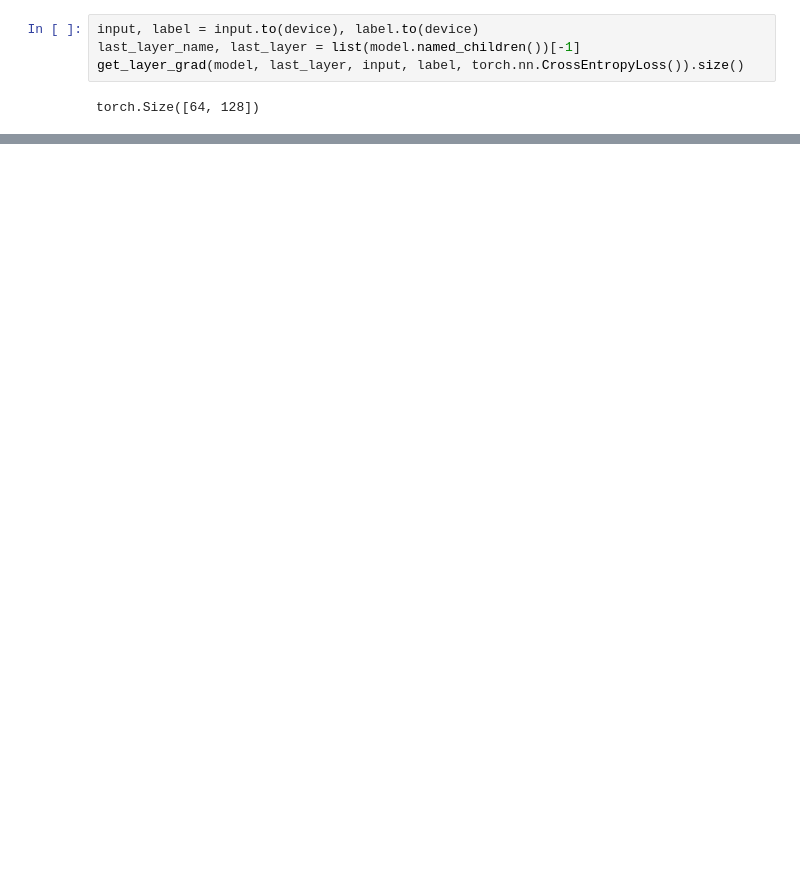
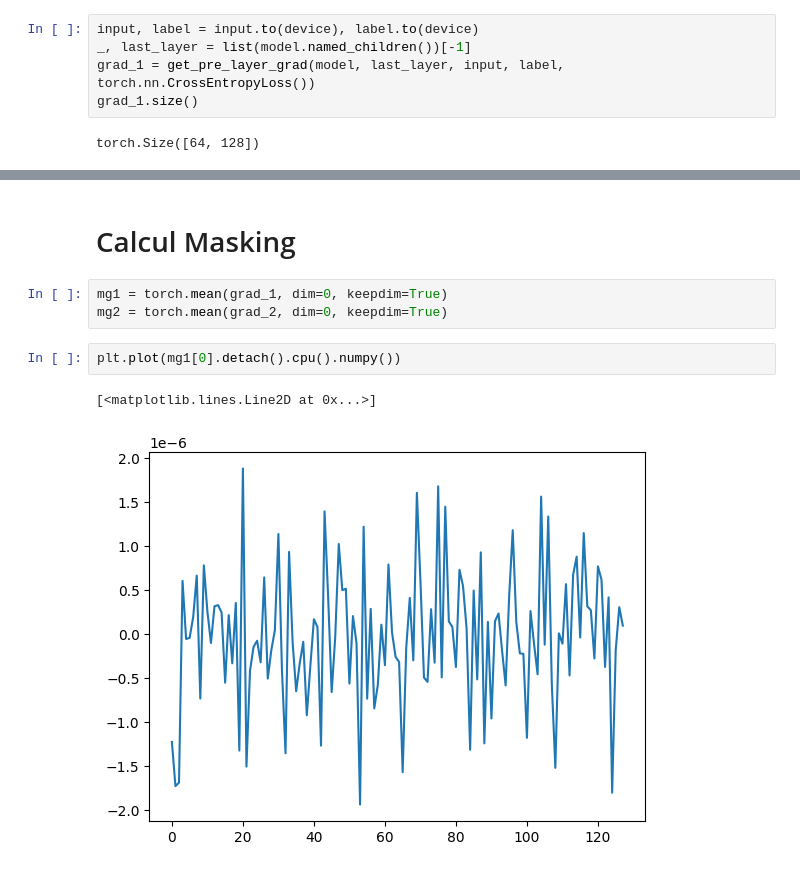
Before and after one commit to owl1996/MachineUL, a Jupyter notebook: main.ipynb, the cells around one changed output, grey strips where cells are left out. Cells and saved outputs as stored; diff of their text form; blank space fills up the shorter version.

```diff
--- a/main.ipynb
+++ b/main.ipynb
@@ -98,6 +116,7 @@ input, label = next(iter(filtered_loader))
 # %%
 input, label = input.to(device), label.to(device)
-last_layer_name, last_layer = list(model.named_children())[-1]
-get_layer_grad(model, last_layer, input, label, torch.nn.CrossEntropyLoss()).size()
+_, last_layer = list(model.named_children())[-1]
+grad_1 = get_pre_layer_grad(model, last_layer, input, label, torch.nn.CrossEntropyLoss())
+grad_1.size()
 # %% [output]
 torch.Size([64, 128])
@@ -239,0 +188,10 @@ loss.grad
+# %% [markdown]
+# Calcul Masking
+# %%
+mg1 = torch.mean(grad_1, dim=0, keepdim=True)
+mg2 = torch.mean(grad_2, dim=0, keepdim=True)
+# %%
+plt.plot(mg1[0].detach().cpu().numpy())
+# %% [output]
+[<matplotlib.lines.Line2D at 0x...>]
+[figure, added]
```
Also changed, not shown: parts of 27 cells of this notebook.
